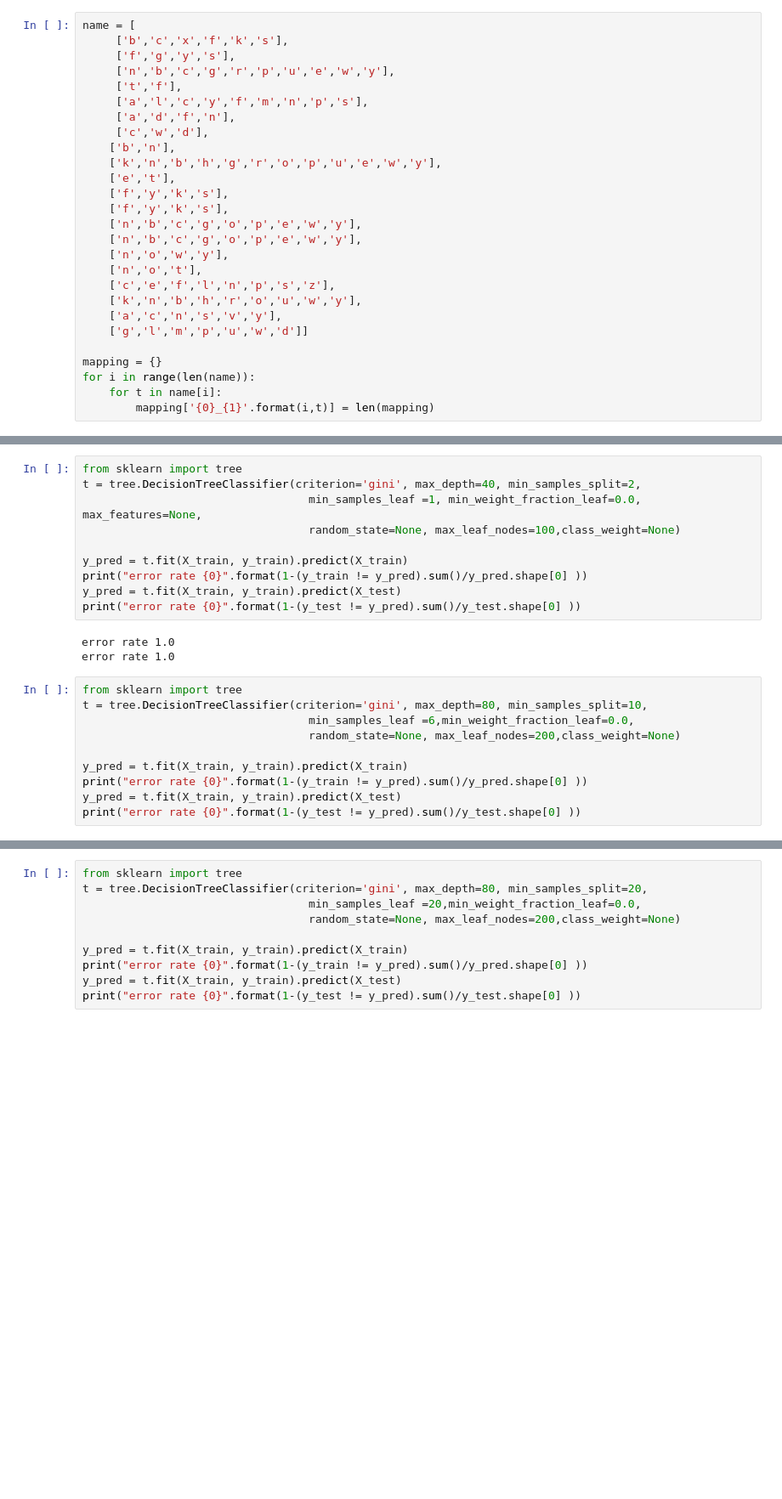
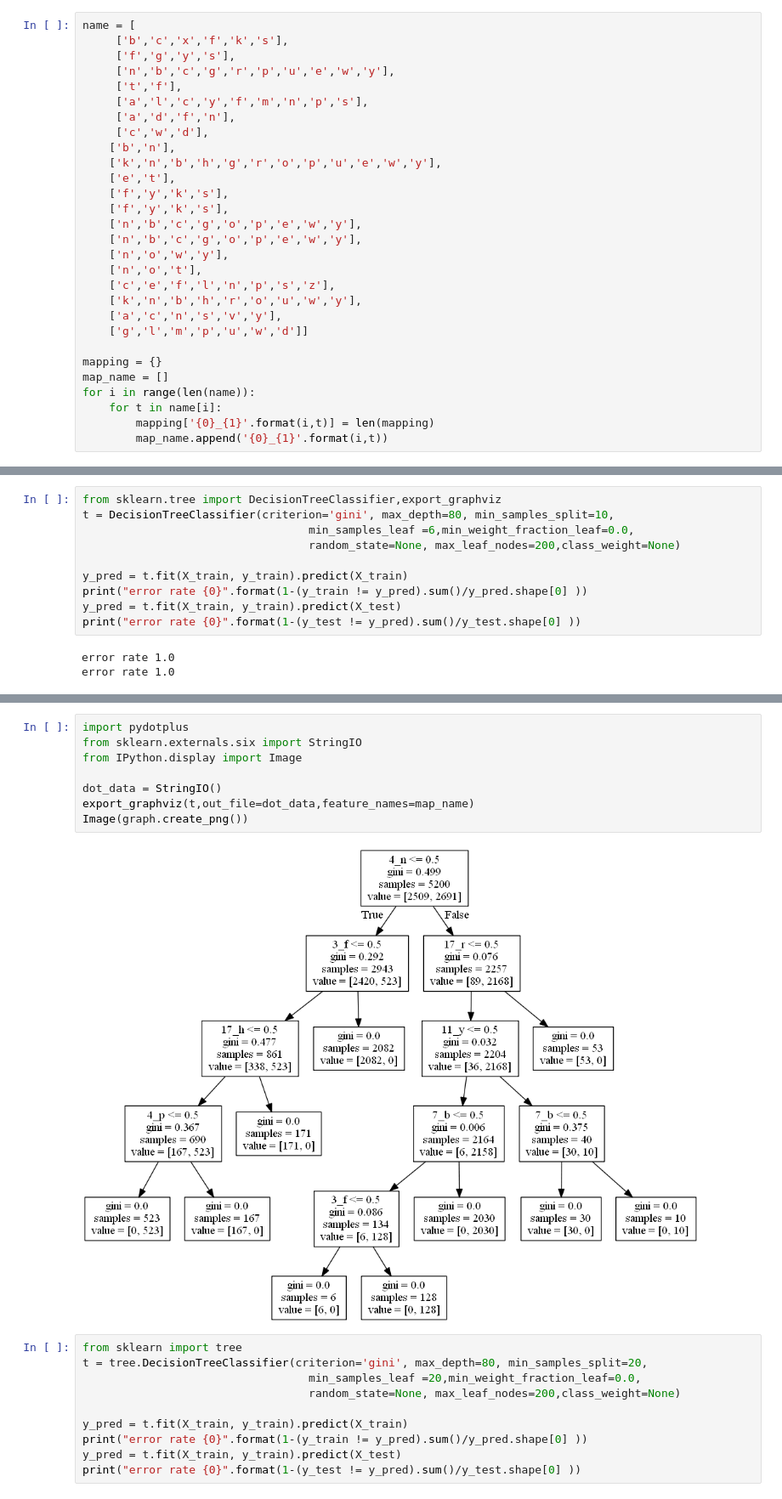
Before and after one commit to seasa2016/Data_Mining_2018Fall, a Jupyter notebook: hw4/mushroom-Copy1.ipynb, the cells around one changed output, grey strips where cells are left out. Shown: that part at 85% size. Drawn from its saved outputs; the diff is of its cells as text; blank space fills up the shorter version.

```diff
--- a/hw4/mushroom-Copy1.ipynb
+++ b/hw4/mushroom-Copy1.ipynb
@@ -47,9 +47,11 @@ name = [
     ['g','l','m','p','u','w','d']]
 
 mapping = {}
+map_name = []
 for i in range(len(name)):
     for t in name[i]:
         mapping['{0}_{1}'.format(i,t)] = len(mapping)
+        map_name.append('{0}_{1}'.format(i,t))
 # %%
 temp = np.zeros((training_data.shape[0],len(mapping)))
 
@@ -101,10 +103,10 @@ print("error rate {0}".format(1-(y_test != y_pred).sum()/y_test.shape[0] ))
 # %% [output]
 error rate 0.9461538461538461
 # %%
-from sklearn import tree
-t = tree.DecisionTreeClassifier(criterion='gini', max_depth=40, min_samples_split=2,
-                                  min_samples_leaf =1, min_weight_fraction_leaf=0.0, max_features=None,
-                                  random_state=None, max_leaf_nodes=100,class_weight=None)
+from sklearn.tree import DecisionTreeClassifier,export_graphviz
+t = DecisionTreeClassifier(criterion='gini', max_depth=80, min_samples_split=10,
+                                  min_samples_leaf =6,min_weight_fraction_leaf=0.0,
+                                  random_state=None, max_leaf_nodes=200,class_weight=None)
 
 y_pred = t.fit(X_train, y_train).predict(X_train)
 print("error rate {0}".format(1-(y_train != y_pred).sum()/y_pred.shape[0] ))
@@ -113,13 +115,3 @@ print("error rate {0}".format(1-(y_test != y_pred).sum()/y_test.shape[0] ))
 # %% [output]
 error rate 1.0
 error rate 1.0
-# %%
-from sklearn import tree
-t = tree.DecisionTreeClassifier(criterion='gini', max_depth=80, min_samples_split=10,
-                                  min_samples_leaf =6,min_weight_fraction_leaf=0.0,
-                                  random_state=None, max_leaf_nodes=200,class_weight=None)
-
-y_pred = t.fit(X_train, y_train).predict(X_train)
-print("error rate {0}".format(1-(y_train != y_pred).sum()/y_pred.shape[0] ))
-y_pred = t.fit(X_train, y_train).predict(X_test)
-print("error rate {0}".format(1-(y_test != y_pred).sum()/y_test.shape[0] ))
@@ -129,3 +121,13 @@ error rate 1.0
+# %%
+import pydotplus
+from sklearn.externals.six import StringIO
+from IPython.display import Image
+
+dot_data = StringIO()
+export_graphviz(t,out_file=dot_data,feature_names=map_name)
+Image(graph.create_png())
+# %% [output]
+[figure, added]
 # %%
 from sklearn import tree
 t = tree.DecisionTreeClassifier(criterion='gini', max_depth=80, min_samples_split=20,
```
Also changed, not shown: parts of 3 cells of this notebook, 9 other files.
